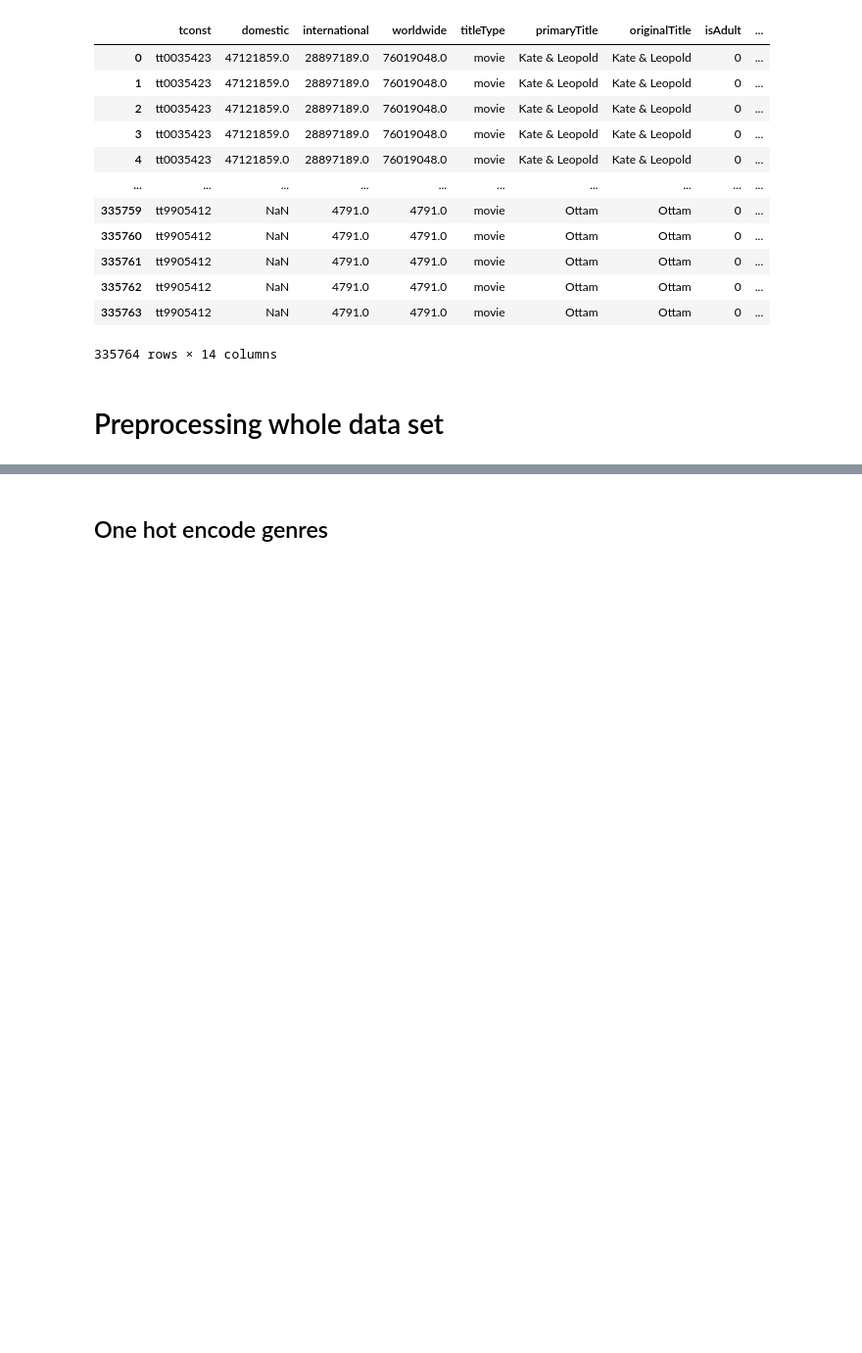
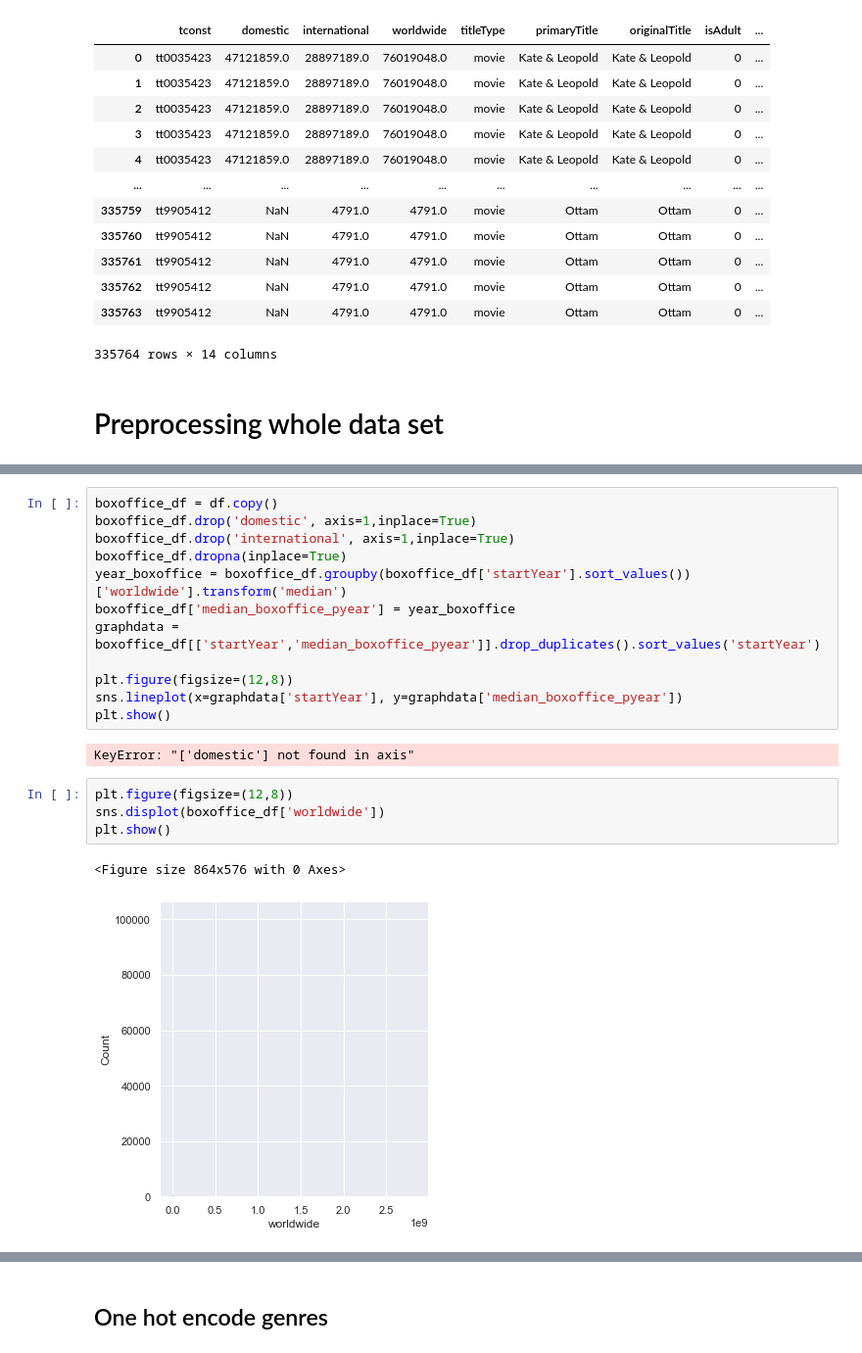
Before and after one commit to moerfii/BigDataAnalytics, a Jupyter notebook: BigDataAnalytics.ipynb, the cells around one changed output, grey strips where cells are left out. Shown at 98% size. Drawn from its saved outputs; the diff is of its cells as text; blank space fills up the shorter version.

```diff
--- a/BigDataAnalytics.ipynb
+++ b/BigDataAnalytics.ipynb
@@ -242,0 +336,21 @@ df
+# %%
+boxoffice_df = df.copy()
+boxoffice_df.drop('domestic', axis=1,inplace=True)
+boxoffice_df.drop('international', axis=1,inplace=True)
+boxoffice_df.dropna(inplace=True)
+year_boxoffice = boxoffice_df.groupby(boxoffice_df['startYear'].sort_values())['worldwide'].transform('median')
+boxoffice_df['median_boxoffice_pyear'] = year_boxoffice
+graphdata = boxoffice_df[['startYear','median_boxoffice_pyear']].drop_duplicates().sort_values('startYear')
+
+plt.figure(figsize=(12,8))
+sns.lineplot(x=graphdata['startYear'], y=graphdata['median_boxoffice_pyear'])
+plt.show()
+# %% [output]
+KeyError: "['domestic'] not found in axis"
+# %%
+plt.figure(figsize=(12,8))
+sns.displot(boxoffice_df['worldwide'])
+plt.show()
+# %% [output]
+<Figure size 864x576 with 0 Axes>
+[figure, added]
```
Also changed, not shown: parts of 15 cells of this notebook.
